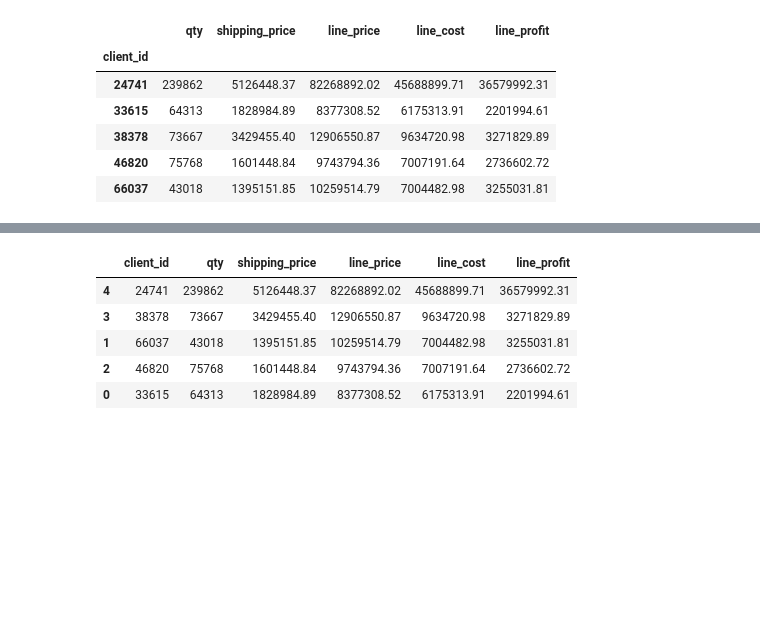
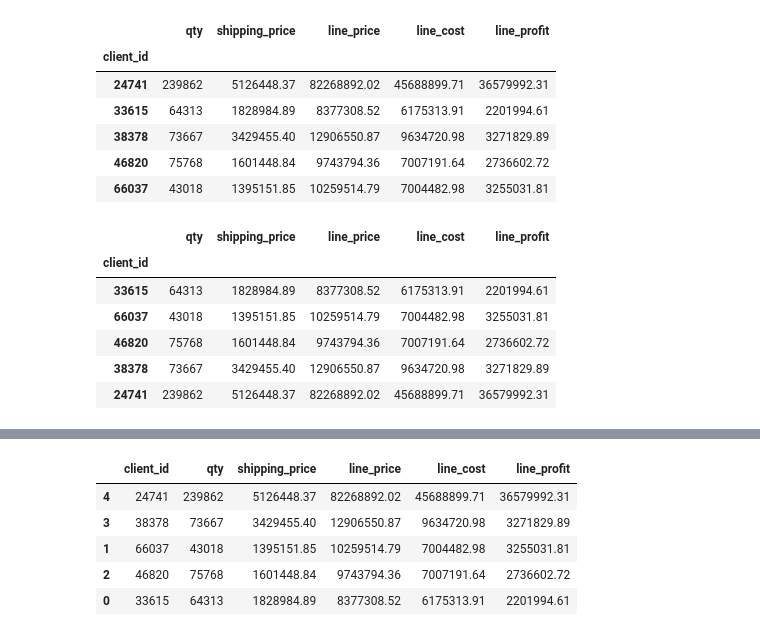
Before and after one commit to rajeevsd123/Cloned_repo, a Jupyter notebook: M4 assignment/Starter_Code - 03_11/module_4_challenge.ipynb, the cells around one changed output, grey strips where cells are left out. Drawn from its saved outputs; the diff is of its cells as text; code cells hidden in the pictures; blank space fills up the shorter version.

```diff
--- a/M4 assignment/Starter_Code - 03_11/module_4_challenge.ipynb
+++ b/M4 assignment/Starter_Code - 03_11/module_4_challenge.ipynb
@@ -370,6 +392,23 @@ df_top5
 | 38378 | 73667 | 3429455.40 | 12906550.87 | 9634720.98 | 3271829.89 |
 | 46820 | 75768 | 1601448.84 | 9743794.36 | 7007191.64 | 2736602.72 |
 | 66037 | 43018 | 1395151.85 | 10259514.79 | 7004482.98 | 3255031.81 |
+# %%
+client_id_list_top =[33615,66037,46820,38378,24741]
+#client_id_list_top =[33615]
+df_client_id_top = df.query('client_id in @client_id_list_top')
+
+
+col_agg_dictionary = {'qty':'sum','shipping_price': 'sum','line_price':'sum','line_cost': 'sum','line_profit':'sum' }
+df_top5=df_client_id_top.groupby(['client_id'],sort=False).aggregate(col_agg_dictionary)
+df_top5.reindex(client_id_list_top)
+# %% [output]
+|  | qty | shipping_price | line_price | line_cost | line_profit |
+| client_id |  |  |  |  |  |
+| 33615 | 64313 | 1828984.89 | 8377308.52 | 6175313.91 | 2201994.61 |
+| 66037 | 43018 | 1395151.85 | 10259514.79 | 7004482.98 | 3255031.81 |
+| 46820 | 75768 | 1601448.84 | 9743794.36 | 7007191.64 | 2736602.72 |
+| 38378 | 73667 | 3429455.40 | 12906550.87 | 9634720.98 | 3271829.89 |
+| 24741 | 239862 | 5126448.37 | 82268892.02 | 45688899.71 | 36579992.31 |
 # %%
 #sorting false after use of group by and aggregate
 client_id_list_top =[33615,66037,46820,38378,24741]
```
Also changed, not shown: parts of 3 cells of this notebook.
